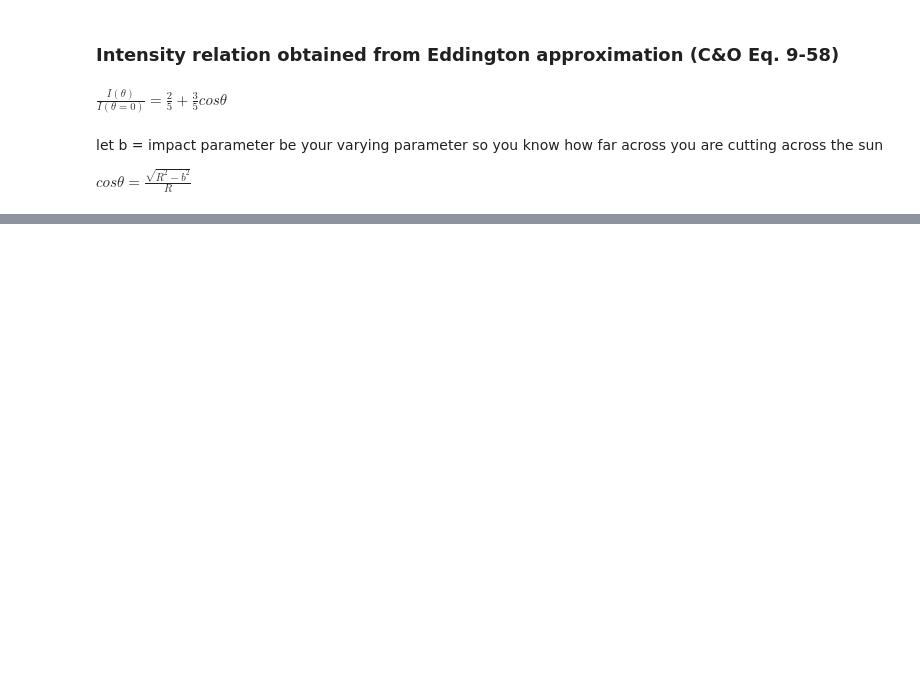
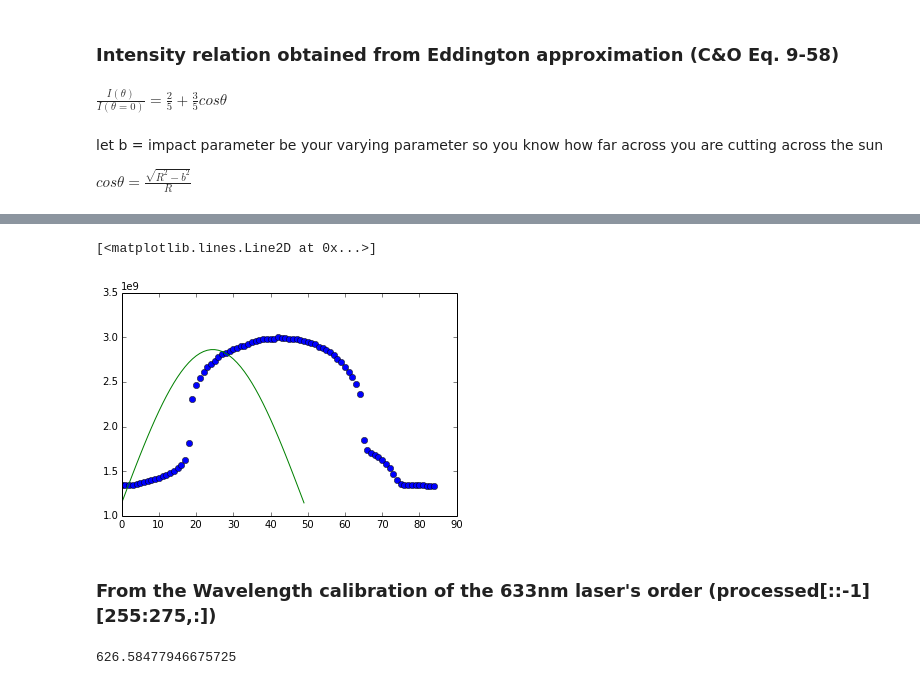
Before and after one commit to dorisjlee/AY120, a Jupyter notebook: lab4/SolarScan Analysis.ipynb, the cells around one changed output, grey strips where cells are left out. Saved outputs shown, nothing was run; the diff lists cells and outputs as text; code cells hidden in the pictures; blank space fills up the shorter version.

```diff
--- a/lab4/SolarScan Analysis.ipynb
+++ b/lab4/SolarScan Analysis.ipynb
@@ -79,4 +114,13 @@ median(intensity_lst)
 # %%
 theta = np.linspace(-pi/2.,pi/2.)
-plt.plot(median(intensity_lst)*intensity_lst,'o')
-plt.plot(2./5.+3./5.*np.cos(theta))
+plt.plot(intensity_lst,'o')
+plt.plot(median(intensity_lst[20:70])*(2./5.+3./5.*np.cos(theta)))
+# %% [output]
+[<matplotlib.lines.Line2D at 0x...>]
+[figure, added]
+# %% [markdown]
+### From the Wavelength calibration of the 633nm laser's order (processed[::-1][255:275,:])
+# %%
+p = np.poly1d([  1.38974797e-05,5.82279648e-03,6.26567186e+02])
+# %% [output]
+626.58477946675725
```
Also changed, not shown: parts of 7 cells of this notebook, 2 other files.
